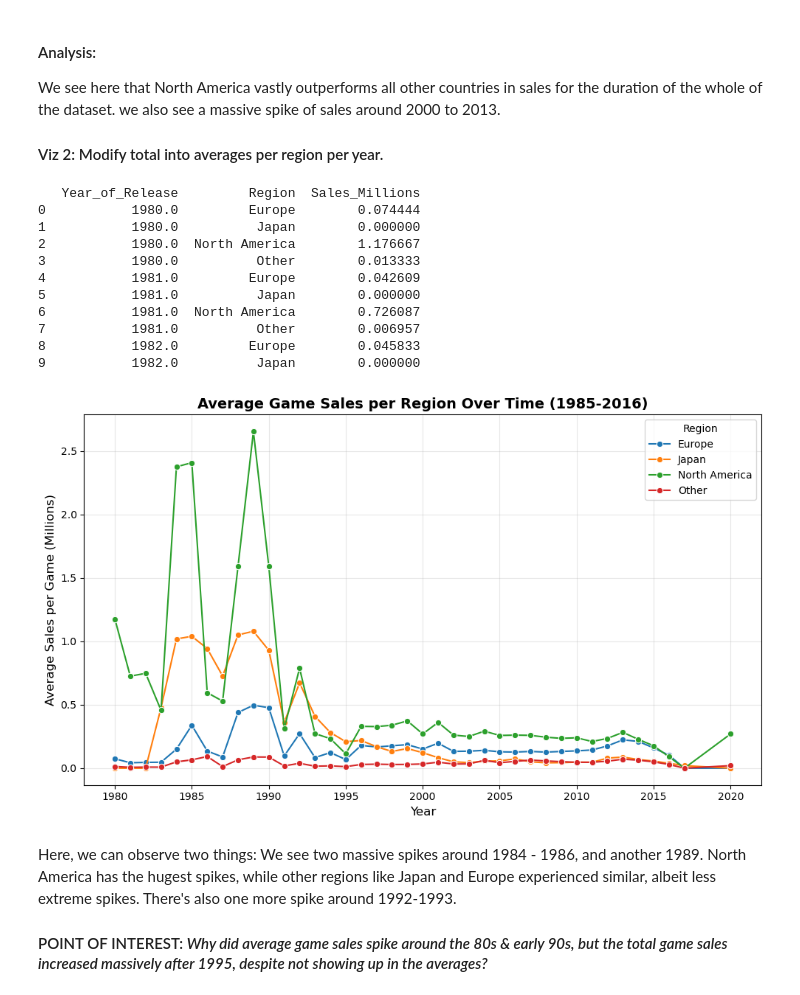
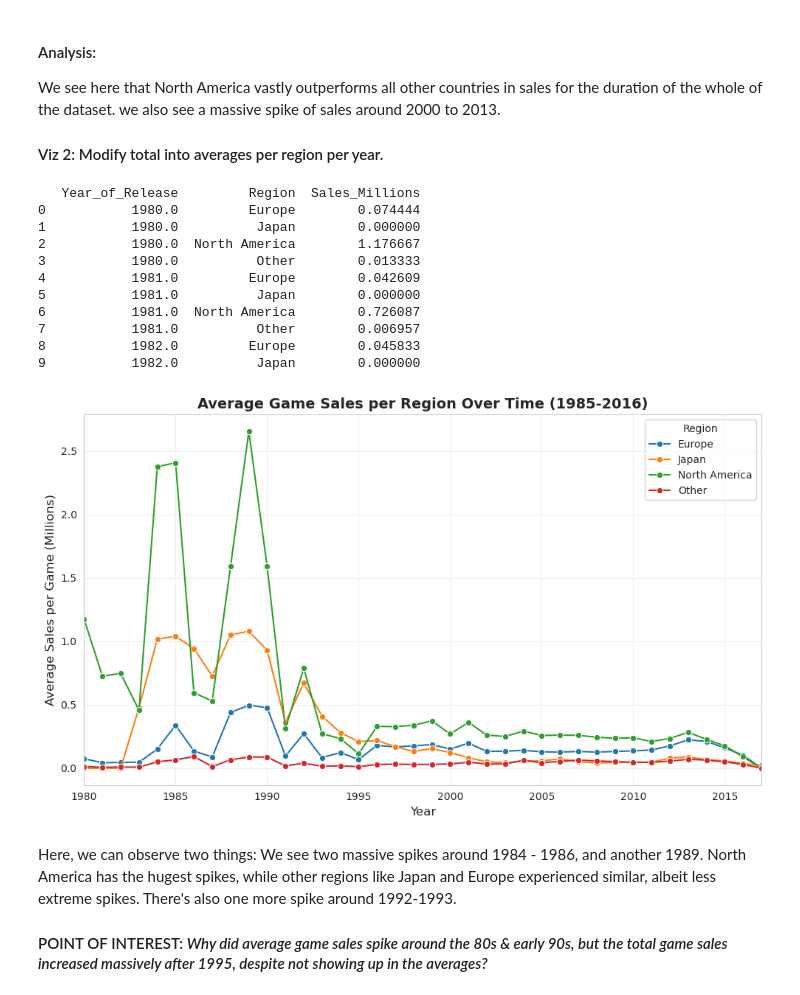
Before and after one commit to RacerBeats/DATA_ANALYTICS_FINAL_PROJ, a Jupyter notebook: Gaming sales project/game_analysis.ipynb, the cells around one changed output. Saved outputs shown, nothing was run; the diff lists cells and outputs as text; code cells hidden in the pictures.

```diff
--- a/Gaming sales project/game_analysis.ipynb
+++ b/Gaming sales project/game_analysis.ipynb
@@ -139,34 +140,35 @@ We see here that North America vastly outperforms all other countries in sales f
 avg_by_year = valid_data.groupby(['Year_of_Release','Region'])['Sales_Millions'].mean().reset_index()
 print(avg_by_year.head(10))
 plt.figure(figsize=(10,6))
 
 sns.lineplot(
     data = avg_by_year,
     x = 'Year_of_Release',
     y = 'Sales_Millions',
     hue = 'Region',
     marker = 'o'
 )
 plt.title('Average Game Sales per Region Over Time (1985-2016)', fontsize=14, fontweight='bold')
+plt.xlim(left=1980, right=2017)
 plt.xlabel('Year', fontsize=12)
 plt.ylabel('Average Sales per Game (Millions)', fontsize=12)
 plt.legend(title='Region')
 plt.grid(True, alpha=0.3)
 plt.tight_layout()
 plt.show()
 # %% [output]
    Year_of_Release         Region  Sales_Millions
 0           1980.0         Europe        0.074444
 1           1980.0          Japan        0.000000
 2           1980.0  North America        1.176667
 3           1980.0          Other        0.013333
 4           1981.0         Europe        0.042609
 5           1981.0          Japan        0.000000
 6           1981.0  North America        0.726087
 7           1981.0          Other        0.006957
 8           1982.0         Europe        0.045833
 9           1982.0          Japan        0.000000
-[figure, old version]
+[figure, new version]
 # %% [markdown]
 Here, we can observe two things: We see two massive spikes around 1984 - 1986, and another 1989. North America has the hugest spikes, while other regions like Japan and Europe experienced similar, albeit less extreme spikes. There's also one more spike around 1992-1993.
 
```
Also changed, not shown: parts of 6 cells of this notebook.
